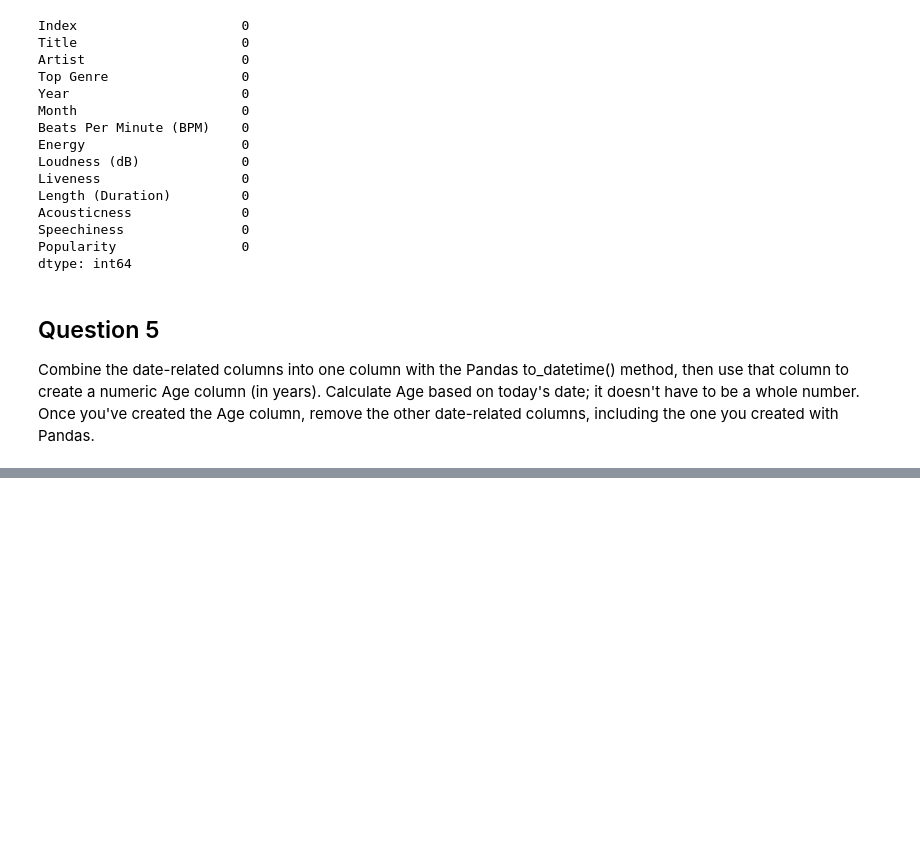
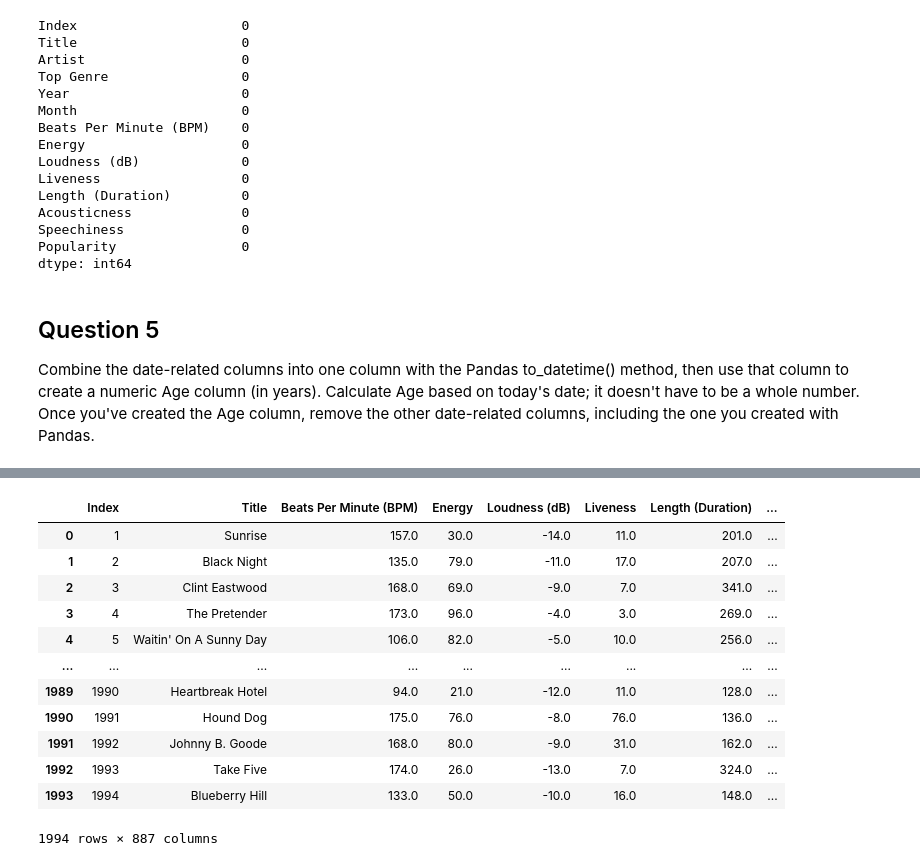
Before and after one commit to tomseeber/data_cleaning_stage3, a Jupyter notebook: datacleaning.ipynb, the cells around one changed output, grey strips where cells are left out. Drawn from its saved outputs; the diff is of its cells as text; code cells hidden in the pictures; blank space fills up the shorter version.

```diff
--- a/datacleaning.ipynb
+++ b/datacleaning.ipynb
@@ -656,0 +692,4 @@ ValueError: '-' is a bad directive in format '%Y/%-m/%-d'
+# %%
+# remove the other date-related columns, including the one you created with Pandas.
+date_df.drop(['Year','Month','Date'], axis=1, inplace=True)
+print(date_df.info())
@@ -658,0 +716,3 @@ ValueError: '-' is a bad directive in format '%Y/%-m/%-d'
+# %%
+dummy_df=date_df.copy()
+dummy_df.info()
@@ -658,0 +740,17 @@ ValueError: '-' is a bad directive in format '%Y/%-m/%-d'
+# %%
+dummy_df=pd.get_dummies(dummy_df, columns = ['Top Genre','Artist'], drop_first=True)
+dummy_df
+# %% [output]
+|  | Index | Title | Beats Per Minute (BPM) | Energy | Loudness (dB) | Liveness | Length (Duration) | ... |
+| 0 | 1 | Sunrise | 157.0 | 30.0 | -14.0 | 11.0 | 201.0 | ... |
+| 1 | 2 | Black Night | 135.0 | 79.0 | -11.0 | 17.0 | 207.0 | ... |
+| 2 | 3 | Clint Eastwood | 168.0 | 69.0 | -9.0 | 7.0 | 341.0 | ... |
+| 3 | 4 | The Pretender | 173.0 | 96.0 | -4.0 | 3.0 | 269.0 | ... |
+| 4 | 5 | Waitin' On A Sunny Day | 106.0 | 82.0 | -5.0 | 10.0 | 256.0 | ... |
+| ... | ... | ... | ... | ... | ... | ... | ... | ... |
+| 1989 | 1990 | Heartbreak Hotel | 94.0 | 21.0 | -12.0 | 11.0 | 128.0 | ... |
+| 1990 | 1991 | Hound Dog | 175.0 | 76.0 | -8.0 | 76.0 | 136.0 | ... |
+| 1991 | 1992 | Johnny B. Goode | 168.0 | 80.0 | -9.0 | 31.0 | 162.0 | ... |
+| 1992 | 1993 | Take Five | 174.0 | 26.0 | -13.0 | 7.0 | 324.0 | ... |
+| 1993 | 1994 | Blueberry Hill | 133.0 | 50.0 | -10.0 | 16.0 | 148.0 | ... |
+1994 rows × 887 columns
```
Also changed, not shown: parts of 7 cells of this notebook.
